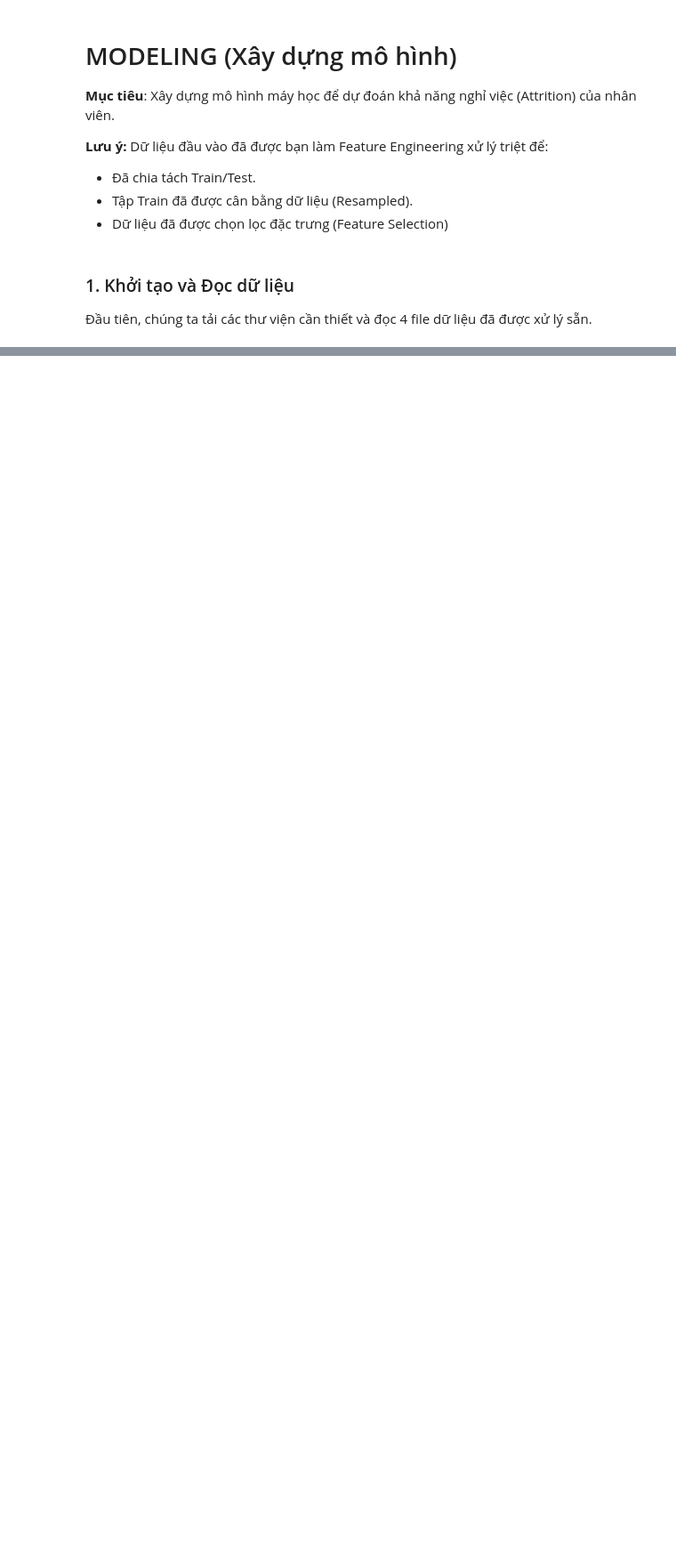
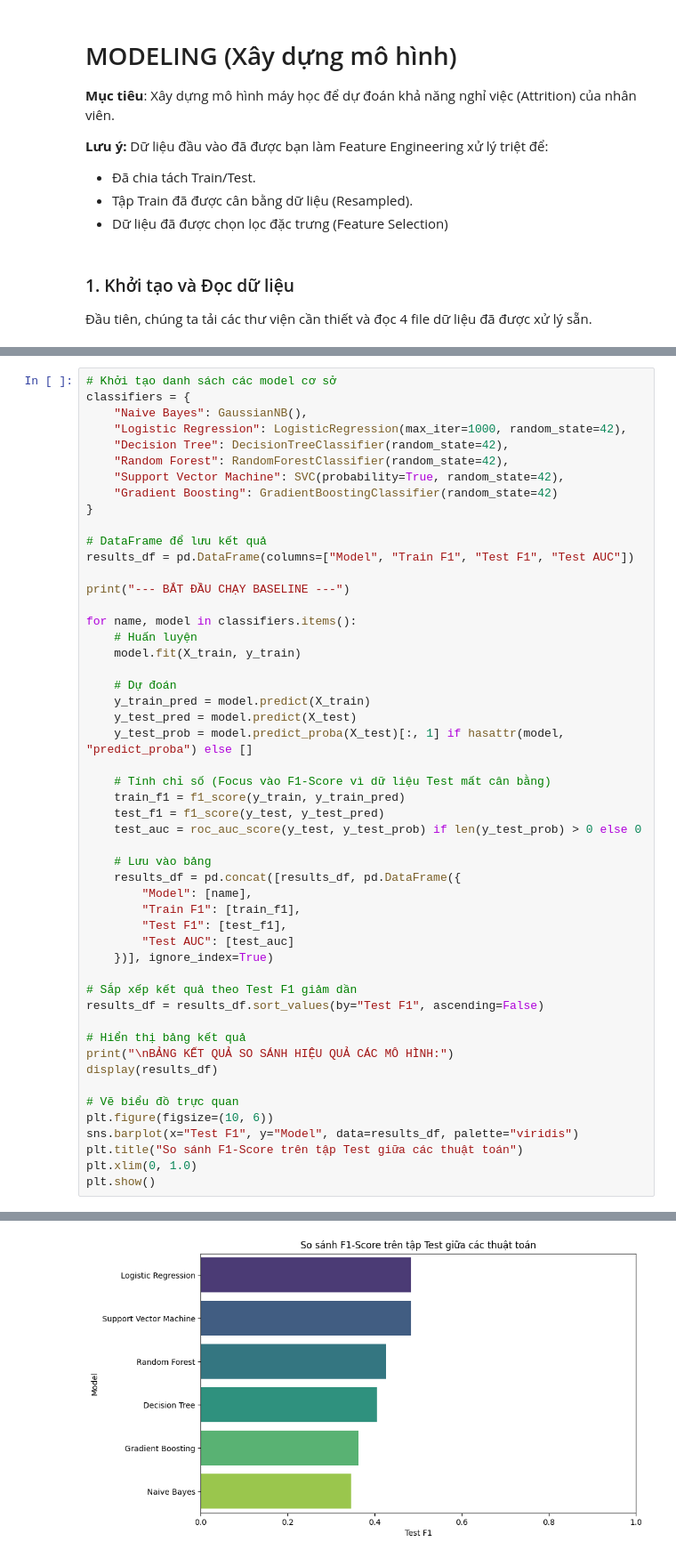
Before and after one commit to TonOfWeight072501/sgu_kpdl, a Jupyter notebook: CUOI_KY/Model/model.ipynb, the cells around one changed output, grey strips where cells are left out. Shown at 89% size. Drawn from its saved outputs; the diff is of its cells as text; blank space fills up the shorter version.

Commit message:
Cap nhat model

```diff
--- a/CUOI_KY/Model/model.ipynb
+++ b/CUOI_KY/Model/model.ipynb
@@ -246,0 +58,52 @@ print(f"Đã lưu model: {model_filename}")
+# %%
+# Khởi tạo danh sách các model cơ sở
+classifiers = {
+    "Naive Bayes": GaussianNB(),
+    "Logistic Regression": LogisticRegression(max_iter=1000, random_state=42),
+    "Decision Tree": DecisionTreeClassifier(random_state=42),
+    "Random Forest": RandomForestClassifier(random_state=42),
+    "Support Vector Machine": SVC(probability=True, random_state=42),
+    "Gradient Boosting": GradientBoostingClassifier(random_state=42)
+}
+
+# DataFrame để lưu kết quả
+results_df = pd.DataFrame(columns=["Model", "Train F1", "Test F1", "Test AUC"])
+
+print("--- BẮT ĐẦU CHẠY BASELINE ---")
+
+for name, model in classifiers.items():
+    # Huấn luyện
+    model.fit(X_train, y_train)
+
+    # Dự đoán
+    y_train_pred = model.predict(X_train)
+    y_test_pred = model.predict(X_test)
+    y_test_prob = model.predict_proba(X_test)[:, 1] if hasattr(model, "predict_proba") else []
+
+    # Tính chỉ số (Focus vào F1-Score vì dữ liệu Test mất cân bằng)
+    train_f1 = f1_score(y_train, y_train_pred)
+    test_f1 = f1_score(y_test, y_test_pred)
+    test_auc = roc_auc_score(y_test, y_test_prob) if len(y_test_prob) > 0 else 0
+
+    # Lưu vào bảng
+    results_df = pd.concat([results_df, pd.DataFrame({
+        "Model": [name],
+        "Train F1": [train_f1],
+        "Test F1": [test_f1],
+        "Test AUC": [test_auc]
+    })], ignore_index=True)
+
+# Sắp xếp kết quả theo Test F1 giảm dần
+results_df = results_df.sort_values(by="Test F1", ascending=False)
+
+# Hiển thị bảng kết quả
+print("\nBẢNG KẾT QUẢ SO SÁNH HIỆU QUẢ CÁC MÔ HÌNH:")
+display(results_df)
+
+# Vẽ biểu đồ trực quan
+plt.figure(figsize=(10, 6))
+sns.barplot(x="Test F1", y="Model", data=results_df, palette="viridis")
+plt.title("So sánh F1-Score trên tập Test giữa các thuật toán")
+plt.xlim(0, 1.0)
+plt.show()
+# %% [output]
@@ -246,0 +120 @@ print(f"Đã lưu model: {model_filename}")
+[figure, added]
```
Also changed, not shown: parts of 33 cells of this notebook, 4 other files.
